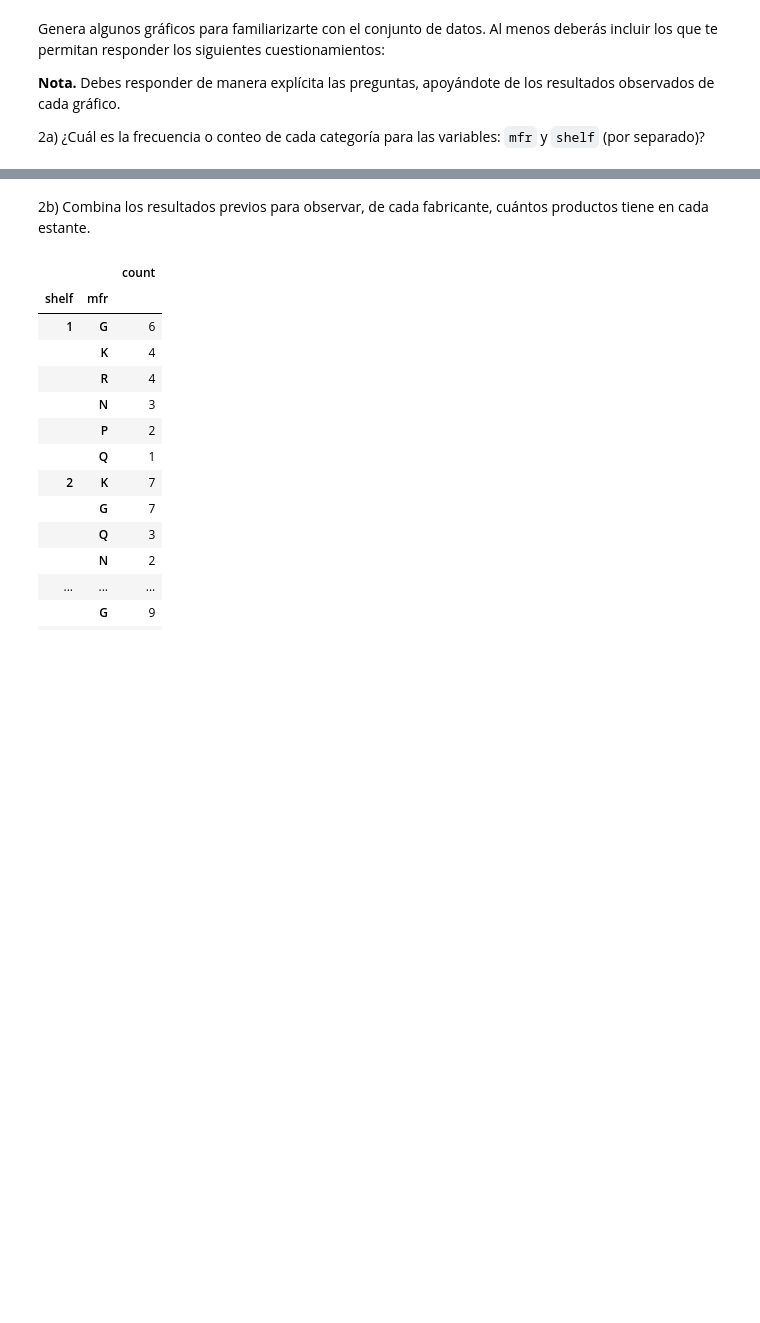
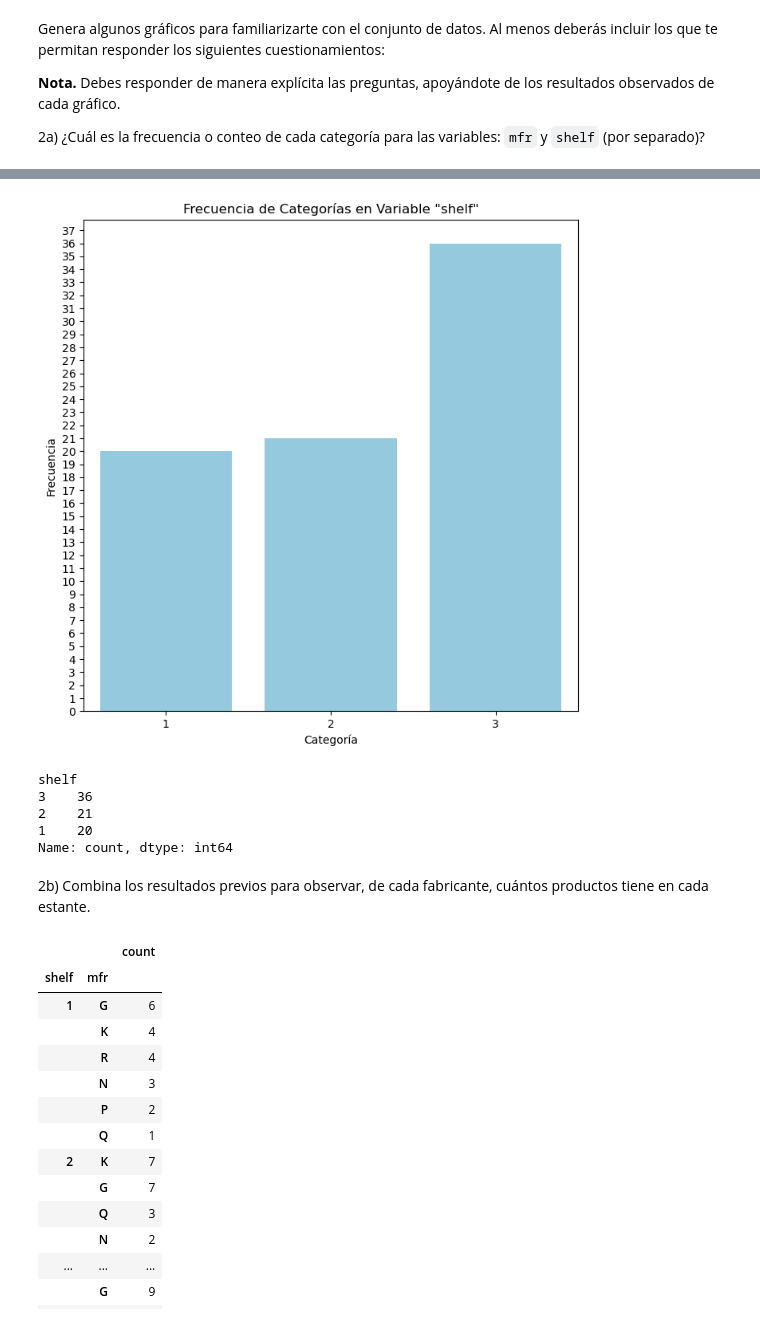
Before and after one commit to gparedesg/repo-equipo-1, a Jupyter notebook: Actividad7PCA.ipynb, the cells around one changed output, grey strips where cells are left out. Saved outputs shown, nothing was run; the diff lists cells and outputs as text; code cells hidden in the pictures; blank space fills up the shorter version.

```diff
--- a/Actividad7PCA.ipynb
+++ b/Actividad7PCA.ipynb
@@ -141,3 +141,32 @@ graphCountplot(cereals_df, ['mfr', 'shelf'])
+# %%
+# Frecuencia de cada categoría en la variable "shelf".
+frecuencia_shelf= cereals_df['shelf'].value_counts()
+
+# Configuración de gráfico.
+plt.figure(figsize = (8, 8))
+sns.barplot(x = frecuencia_shelf.index, y = frecuencia_shelf, color = 'skyblue')
+
+# Etiquetas
+plt.title('Frecuencia de Categorías en Variable "shelf"')
+plt.xlabel('Categoría')
+plt.ylabel('Frecuencia')
+
+# Ajuste de valores de ejes.
+ax = plt.gca()
+ax.yaxis.set_major_locator(MultipleLocator(1))
+
+# Mostrar gráfica.
+plt.show()
+
+# Resultados
+print(frecuencia_shelf)
+# %% [output]
+[figure, added]
+shelf
+3    36
+2    21
+1    20
+Name: count, dtype: int64
 # %% [markdown]
 2b) Combina los resultados previos para observar, de cada fabricante, cuántos productos tiene en cada estante.
 # %%
```
Also changed, not shown: parts of 58 cells of this notebook.
